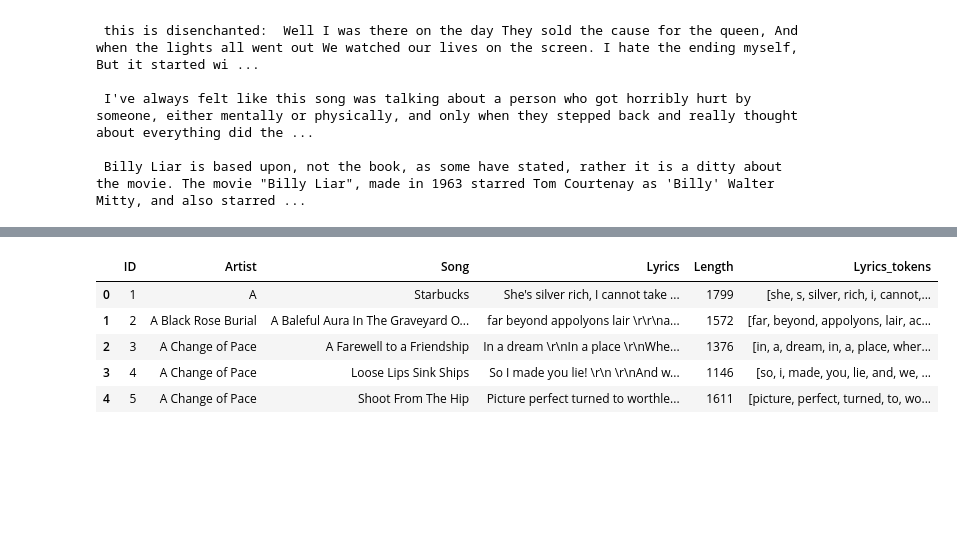
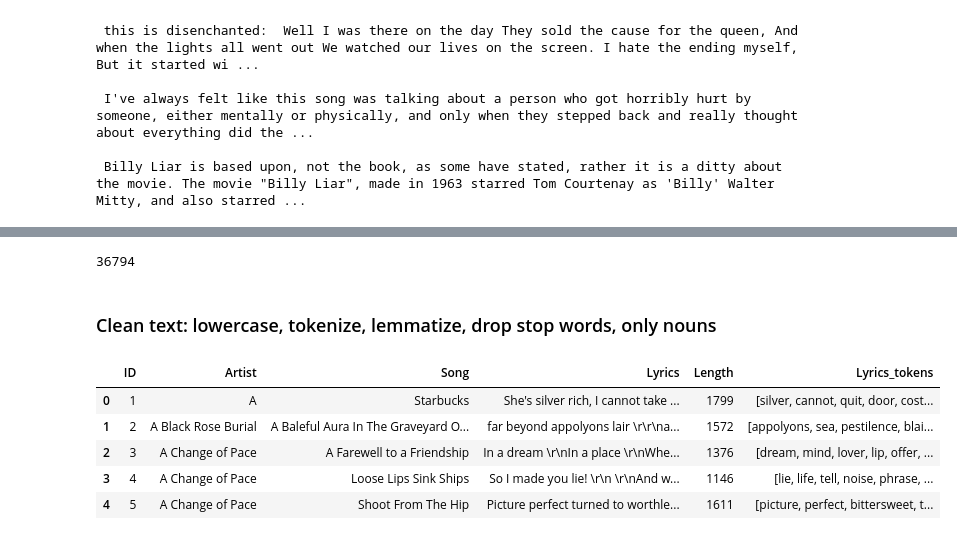
Before and after one commit to sq2141/Music-recommendation-engine, a Jupyter notebook: song_meanings_nb.ipynb, the cells around one changed output, grey strips where cells are left out. Cells and saved outputs as stored; diff of their text form; code cells hidden in the pictures; blank space fills up the shorter version.

```diff
--- a/song_meanings_nb.ipynb
+++ b/song_meanings_nb.ipynb
@@ -393,3 +402,9 @@ song_comments_df.sample(5, random_state = 0)
+# %%
+len(song_comments_df['ID'].unique())
+# %% [output]
+36794
+# %% [markdown]
+### Clean text: lowercase, tokenize, lemmatize, drop stop words, only nouns
 # %%
 # Drop rows with empty cells
 song_lyrics_df['Lyrics'].replace('', np.nan, inplace=True)
@@ -397,17 +412,46 @@ song_lyrics_df.dropna(subset=['Lyrics'], inplace=True)
 
 song_comments_df['Comment'].replace('', np.nan, inplace=True)
 song_comments_df.dropna(subset=['Comment'], inplace=True)
+# %%
+# Run once
+# nltk.download('wordnet')
+# nltk.download('stopwords')
+# nltk.download('averaged_perceptron_tagger')
+
+tokenizer = RegexpTokenizer(r'\w+') # retains alphanumeric character
+lmtzr = WordNetLemmatizer()
+cached_stop_words = stopwords.words("english")
+
+# Add more stop words
+cached_stop_words.extend(['lyric','song','band','album','instrumental','think','person','people','someone','really','know',
+                       'like','want','feel','dont','great','wa','one','ha','oh','baby','yeah','hey','never','say','ooh','get',
+                       'got','u','heard','gonna','wanna','thing','could','let','go','meaning','chorus','would','something',
+                         'thought','would','still','something','around','little','nothing','everything','always','better',
+                          'cause','still','going','gotta','maybe','going','everyone','everybody','anyone','anybody','anything',
+                         'interpretation','comment','stuff','sound','thats','others','forget', 'place', 'moment', 'music',
+                          'matter', 'comment', 'verse', 'version', 'sound', 'track', 'interpretation', 'guess', 'reminds',
+                          'singer','cd','lot','way','ah','line','part','day','word','doe','opinion','relate','doesnt','lol','listen','haha'])
+
+def lemmatize_dropstop_words(text):
+    return [lmtzr.lemmatize(word) for word in text if lmtzr.lemmatize(word) not in cached_stop_words]
+
+# (len(lmtzr.lemmatize(word))>4)
+
+
+def keep_noun(text):
+    tagged = nltk.pos_tag(text)
+    nouns = [word for word,pos in tagged if (pos == 'NN' or pos == 'NNP' or pos == 'NNS' or pos == 'NNPS')]
+    return nouns
 # %%
-# Convert text to lowercase, and tokenize into individual words
-tokenizer = RegexpTokenizer(r'\w+')
-
-song_lyrics_df['Lyrics_tokens'] = song_lyrics_df['Lyrics'].str.lower().apply(tokenizer.tokenize)
+# Pre-processed lyrics
+song_lyrics_df['Lyrics_tokens'] = song_lyrics_df['Lyrics'].str.lower().apply(tokenizer.tokenize).apply(lemmatize_dropstop_words)
+song_lyrics_df['Lyrics_tokens'] = song_lyrics_df['Lyrics_tokens'].apply(keep_noun)
 song_lyrics_df.head()
 # %% [output]
 |  | ID | Artist | Song | Lyrics | Length | Lyrics_tokens |
-| 0 | 1 | A | Starbucks | She's silver rich, I cannot take ... | 1799 | [she, s, silver, rich, i, cannot,... |
-| 1 | 2 | A Black Rose Burial | A Baleful Aura In The Graveyard O... | far beyond appolyons lair \r\r\na... | 1572 | [far, beyond, appolyons, lair, ac... |
-| 2 | 3 | A Change of Pace | A Farewell to a Friendship | In a dream \r\nIn a place \r\nWhe... | 1376 | [in, a, dream, in, a, place, wher... |
-| 3 | 4 | A Change of Pace | Loose Lips Sink Ships | So I made you lie! \r\n \r\nAnd w... | 1146 | [so, i, made, you, lie, and, we, ... |
-| 4 | 5 | A Change of Pace | Shoot From The Hip | Picture perfect turned to worthle... | 1611 | [picture, perfect, turned, to, wo... |
+| 0 | 1 | A | Starbucks | She's silver rich, I cannot take ... | 1799 | [silver, cannot, quit, door, cost... |
+| 1 | 2 | A Black Rose Burial | A Baleful Aura In The Graveyard O... | far beyond appolyons lair \r\r\na... | 1572 | [appolyons, sea, pestilence, blai... |
+| 2 | 3 | A Change of Pace | A Farewell to a Friendship | In a dream \r\nIn a place \r\nWhe... | 1376 | [dream, mind, lover, lip, offer, ... |
+| 3 | 4 | A Change of Pace | Loose Lips Sink Ships | So I made you lie! \r\n \r\nAnd w... | 1146 | [lie, life, tell, noise, phrase, ... |
+| 4 | 5 | A Change of Pace | Shoot From The Hip | Picture perfect turned to worthle... | 1611 | [picture, perfect, bittersweet, t... |
 # %%
```
Also changed, not shown: parts of 23 cells of this notebook.
